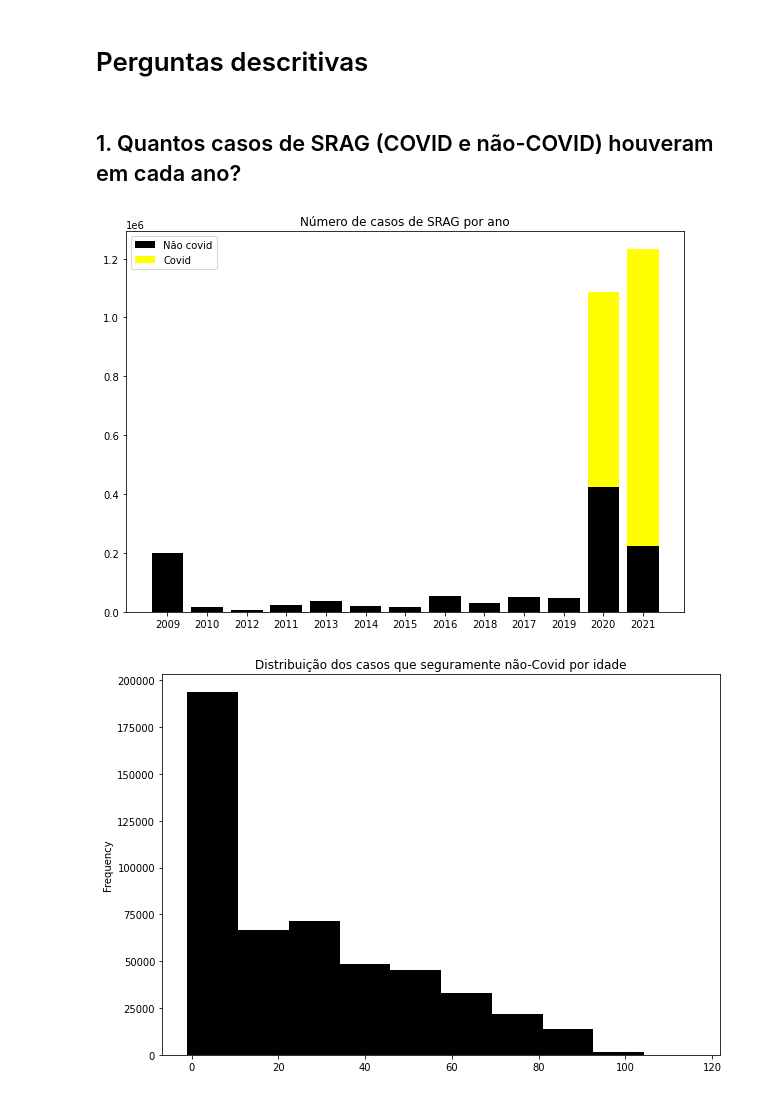
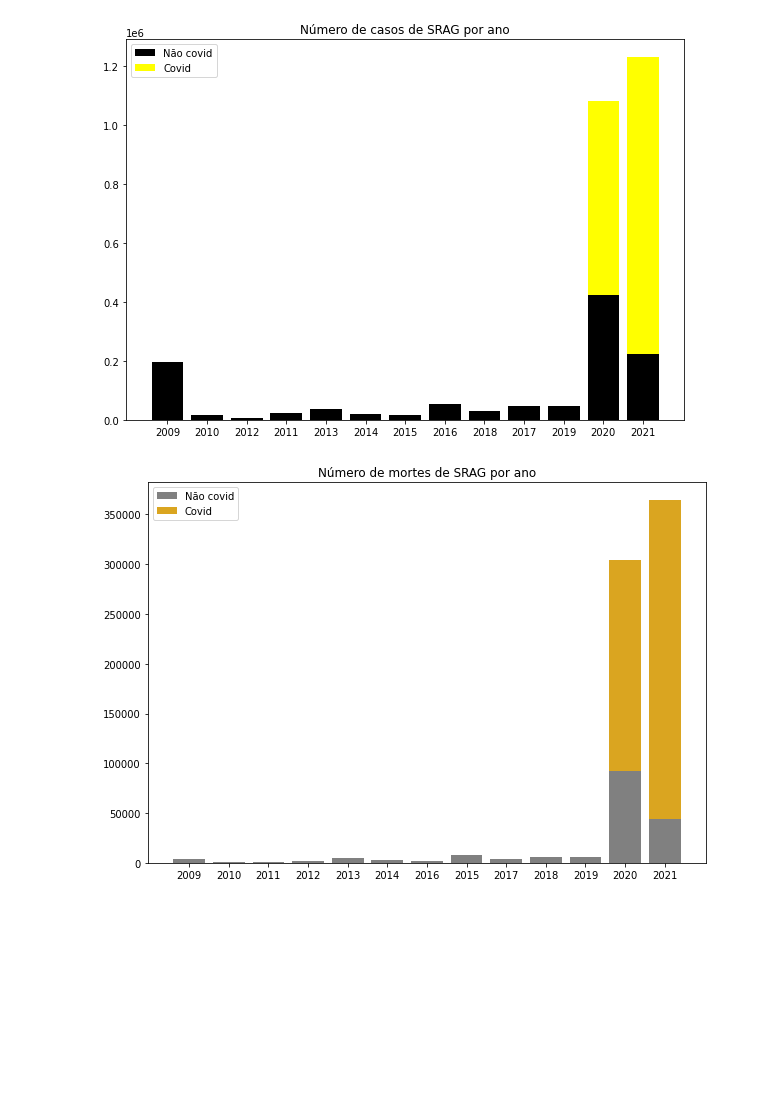
Before and after one commit to mateuspinto/subnotificacoes-covid, a Jupyter notebook: src/visualization.ipynb, the cells around one changed output. Cells and saved outputs as stored; diff of their text form; code cells hidden in the pictures; blank space fills up the shorter version.

```diff
--- a/src/visualization.ipynb
+++ b/src/visualization.ipynb
@@ -14,4 +7,0 @@ all_cases['cad-idade'] = (all_cases.cad_dt_notificacao - all_cases.cad_dt_nascim
-# %% [markdown]
-# Perguntas descritivas
-# %% [markdown]
-## 1. Quantos casos de SRAG (COVID e não-COVID) houveram em cada ano?
@@ -18,18 +24,31 @@ all_cases['cad-idade'] = (all_cases.cad_dt_notificacao - all_cases.cad_dt_nascim
 # %%
-true_covid_cases = all_cases[all_cases.dg_covid == 1]
-
 if True:
     non_covid_cases = all_cases[all_cases.dg_covid == 0]
 
     x = all_cases.cad_dt_notificacao.dt.strftime('%Y').unique()
     y0 = non_covid_cases.groupby(all_cases.cad_dt_notificacao.dt.strftime('%Y')).size().to_numpy()
     y1 = pd.concat([pd.Series([0, 0, 0, 0, 0, 0, 0, 0, 0, 0, 0], index=[2009, 2010, 2011, 2012, 2013, 2014, 2015, 2016, 2017, 2018, 2019]), true_covid_cases.groupby(all_cases.cad_dt_notificacao.dt.strftime('%Y')).size()]).to_numpy()
 
     plt.bar(x, y0, color='black', label='Não covid')
     plt.bar(x, y1, bottom=y0, color='yellow', label='Covid')
 
     plt.title("Número de casos de SRAG por ano")
     plt.legend()
     plt.show()
+
+if True:
+    non_covid_deaths = all_deaths[all_deaths.dg_covid == 0]
+
+    x = all_deaths.cad_dt_notificacao.dt.strftime('%Y').unique()
+    y0 = non_covid_deaths.groupby(all_deaths.cad_dt_notificacao.dt.strftime('%Y')).size().to_numpy()
+    y1 = pd.concat([pd.Series([0, 0, 0, 0, 0, 0, 0, 0, 0, 0, 0], index=[2009, 2010, 2011, 2012, 2013, 2014, 2015, 2016, 2017, 2018, 2019]), true_covid_deaths.groupby(all_deaths.cad_dt_notificacao.dt.strftime('%Y')).size()]).to_numpy()
+
+    plt.bar(x, y0, color='gray', label='Não covid')
+    plt.bar(x, y1, bottom=y0, color='goldenrod', label='Covid')
+
+    plt.title("Número de mortes de SRAG por ano")
+    plt.legend()
+    plt.show()
 # %% [output]
 [figure]
+[figure, added]
@@ -40,6 +54,0 @@ unknow_cases = all_cases[(all_cases.dg_covid == 0) & (all_cases.vac_covid == 0)
-# %%
-plt.title("Distribuição dos casos que seguramente não-Covid por idade")
-non_covid_safe_cases.dropna(subset=['cad-idade']).set_index('cad_dt_notificacao')['cad-idade'].plot(kind='hist', color='black')
-plt.show()
-# %% [output]
-[figure, removed]
```
Also changed, not shown: parts of 11 cells of this notebook, 2 other files.
